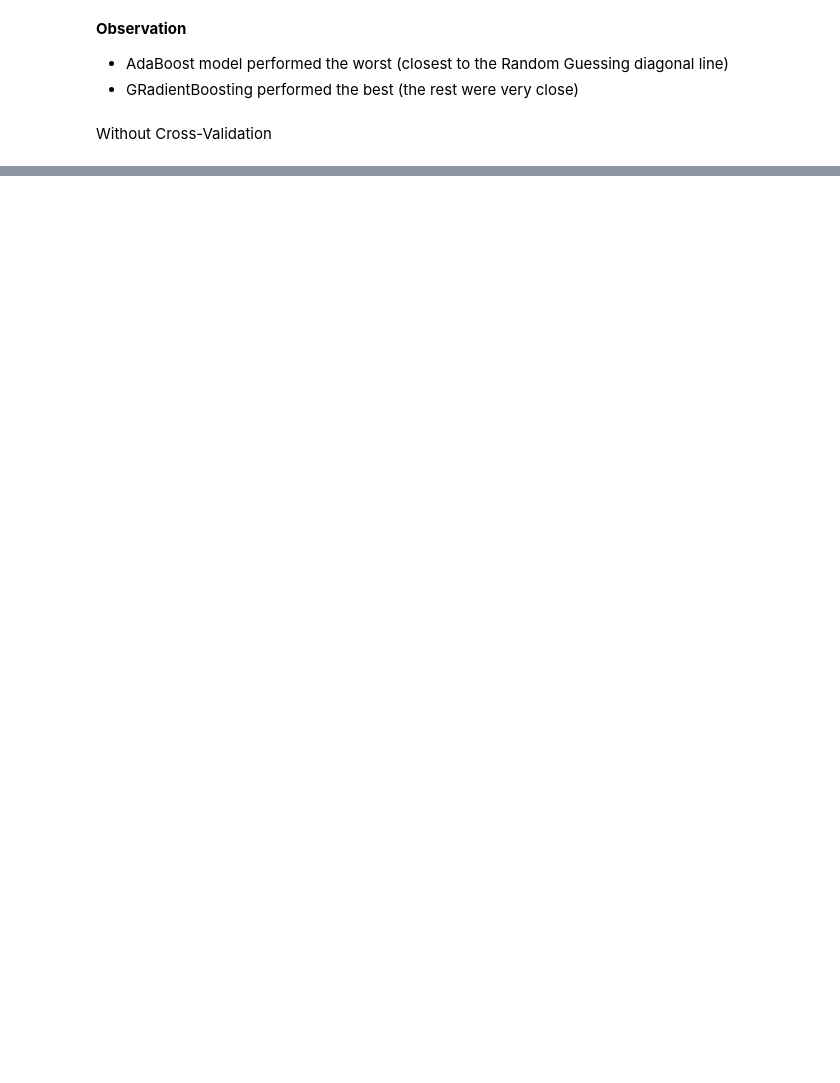
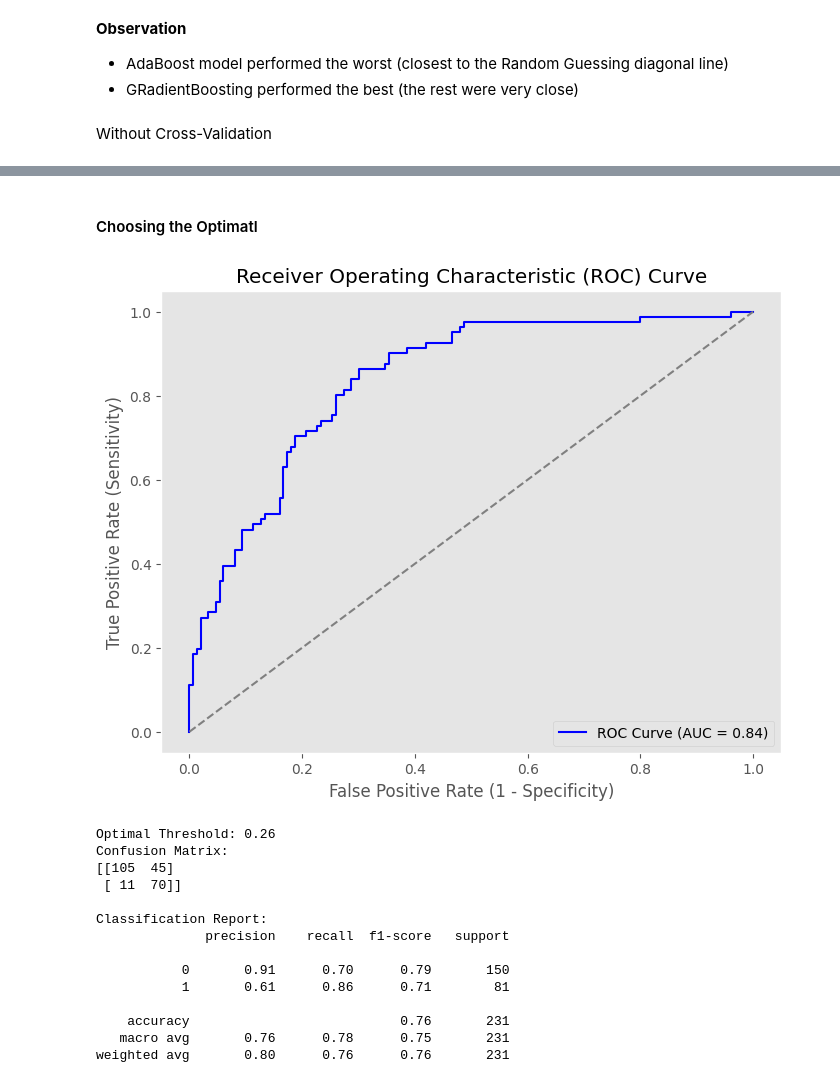
Before and after one commit to BasselD/ai-ml-training, a Jupyter notebook: 04_machine_learning/supervised_learning/ensemble_learning_with_auc.ipynb, the cells around one changed output, grey strips where cells are left out. Cells and saved outputs as stored; diff of their text form; code cells hidden in the pictures; blank space fills up the shorter version.

```diff
--- a/04_machine_learning/supervised_learning/ensemble_learning_with_auc.ipynb
+++ b/04_machine_learning/supervised_learning/ensemble_learning_with_auc.ipynb
@@ -268,0 +274,66 @@ GradientBoosting: AUC-ROC = 0.8525252525252525
+# %% [markdown]
+#### Choosing the Optimatl
+# %%
+import numpy as np
+import pandas as pd
+from sklearn.linear_model import LogisticRegression
+from sklearn.model_selection import train_test_split
+from sklearn.metrics import roc_curve, roc_auc_score, accuracy_score, confusion_matrix, classification_report
+import matplotlib.pyplot as plt
+
+# Split into train and test sets
+X_train, X_test, y_train, y_test = train_test_split(X, y, test_size=0.3, random_state=42, stratify=y)
+
+# Train a logistic regression model
+model = LogisticRegression(max_iter=1000)
+model.fit(X_train, y_train)
+
+# Predict probabilities for the test set
+y_prob = model.predict_proba(X_test)[:, 1]
+
+# Plot ROC Curve
+fpr, tpr, thresholds = roc_curve(y_test, y_prob)
+roc_auc = roc_auc_score(y_test, y_prob)
+
+plt.figure(figsize=(8, 6))
+plt.plot(fpr, tpr, color='blue', label=f'ROC Curve (AUC = {roc_auc:.2f})')
+plt.plot([0, 1], [0, 1], color='gray', linestyle='--')
+plt.xlabel('False Positive Rate (1 - Specificity)')
+plt.ylabel('True Positive Rate (Sensitivity)')
+plt.title('Receiver Operating Characteristic (ROC) Curve')
+plt.legend(loc='lower right')
+plt.grid()
+plt.show()
+
+# Find the optimal threshold using Youden's J statistic (best balance between TPR and FPR)
+j_scores = tpr - fpr
+optimal_idx = np.argmax(j_scores)
+optimal_threshold = thresholds[optimal_idx]
+
+print(f'Optimal Threshold: {optimal_threshold:.2f}')
+
+# Classify using the optimal threshold
+y_pred_optimal = (y_prob >= optimal_threshold).astype(int)
+
+# Evaluate the performance with the new threshold
+print('Confusion Matrix:')
+print(confusion_matrix(y_test, y_pred_optimal))
+
+print('\nClassification Report:')
+print(classification_report(y_test, y_pred_optimal))
+# %% [output]
+[figure, added]
+Optimal Threshold: 0.26
+Confusion Matrix:
+[[105  45]
+ [ 11  70]]
+
+Classification Report:
+              precision    recall  f1-score   support
+
+           0       0.91      0.70      0.79       150
+           1       0.61      0.86      0.71        81
+
+    accuracy                           0.76       231
+   macro avg       0.76      0.78      0.75       231
+weighted avg       0.80      0.76      0.76       231
```
Also changed, not shown: parts of 10 cells of this notebook, 9 other files.
